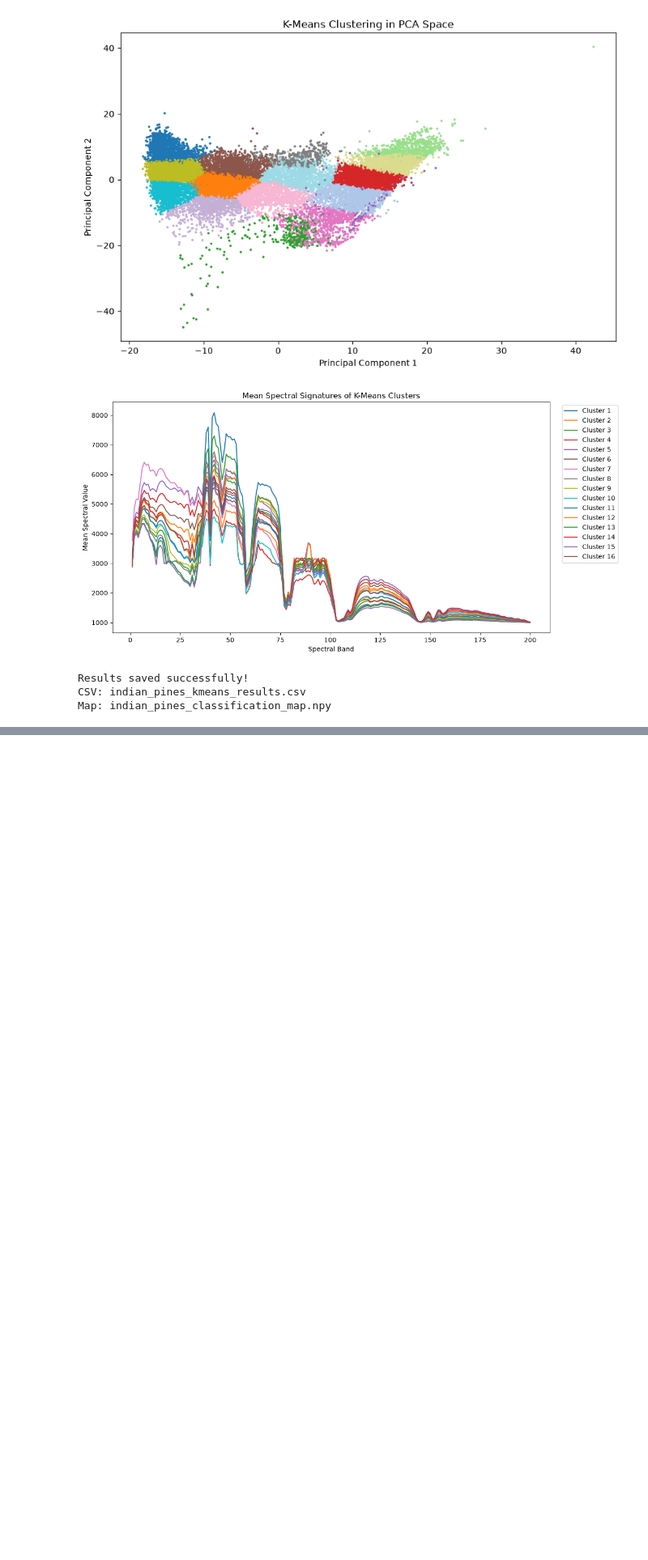
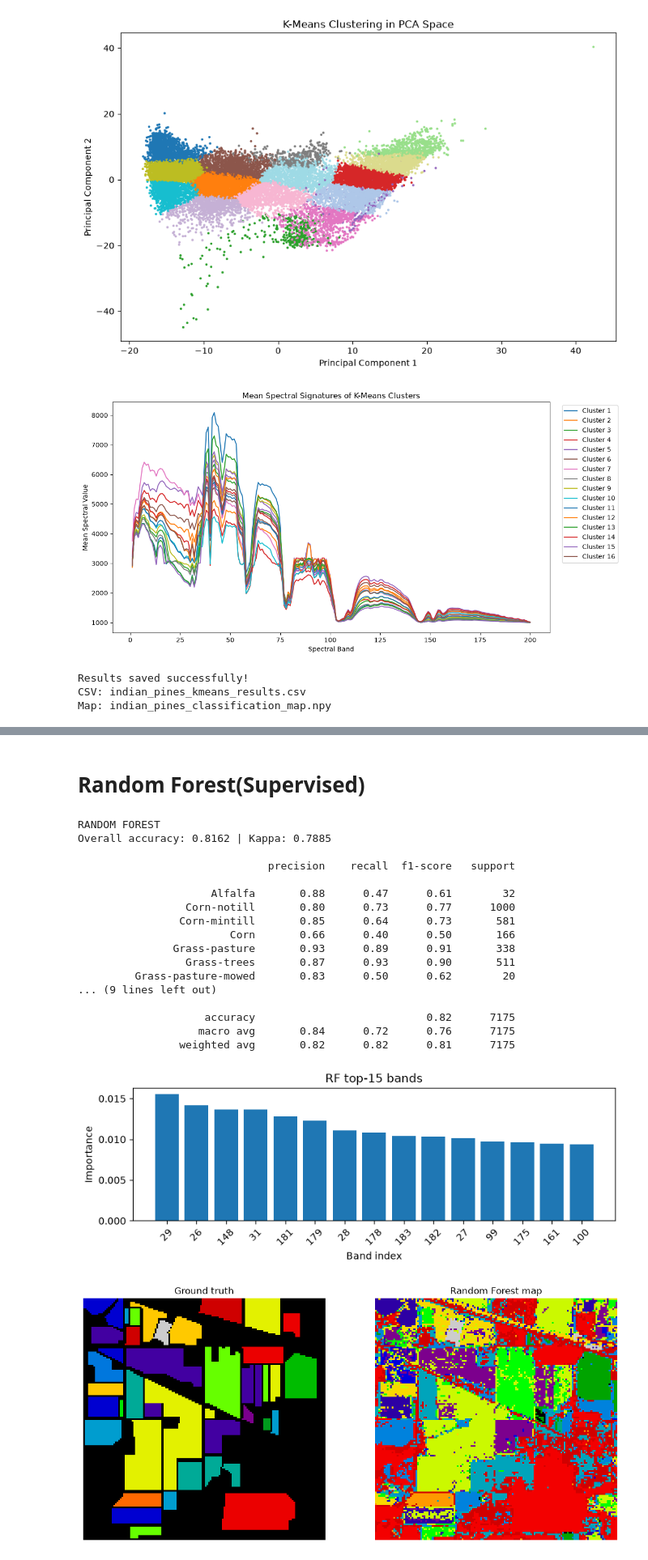
Before and after one commit to MrittikaDutta/Term_paperRS, a Jupyter notebook: Debu/Notebook.ipynb, the cells around one changed output, grey strips where cells are left out. Shown at 81% size. Saved outputs shown, nothing was run; the diff lists cells and outputs as text; code cells hidden in the pictures; blank space fills up the shorter version.

```diff
--- a/Debu/Notebook.ipynb
+++ b/Debu/Notebook.ipynb
@@ -155,0 +322,39 @@ Map: indian_pines_classification_map.npy
+# %% [markdown]
+# Random Forest(Supervised)
+# %%
+from sklearn.ensemble import RandomForestClassifier
+
+rf = RandomForestClassifier(n_estimators=300, max_features="sqrt",
+                            n_jobs=-1, random_state=42)
+rf.fit(X_train, y_train)                       # no scaling needed for trees
+
+pred_rf = evaluate(rf, X_test, "RANDOM FOREST")
+
+# top 15 most important spectral bands
+imp = rf.feature_importances_
+top = np.argsort(imp)[::-1][:15]
+plt.figure(figsize=(8, 3)); plt.bar(range(15), imp[top])
+plt.xticks(range(15), top, rotation=45); plt.xlabel("Band index"); plt.ylabel("Importance")
+plt.title("RF top-15 bands"); plt.tight_layout(); plt.show()
+
+show_map(rf, use_scaler=False, title="Random Forest map")
+# %% [output]
+RANDOM FOREST
+Overall accuracy: 0.8162 | Kappa: 0.7885
+
+                              precision    recall  f1-score   support
+
+                     Alfalfa       0.88      0.47      0.61        32
+                 Corn-notill       0.80      0.73      0.77      1000
+                Corn-mintill       0.85      0.64      0.73       581
+                        Corn       0.66      0.40      0.50       166
+               Grass-pasture       0.93      0.89      0.91       338
+                 Grass-trees       0.87      0.93      0.90       511
+         Grass-pasture-mowed       0.83      0.50      0.62        20
+... (9 lines left out)
+
+                    accuracy                           0.82      7175
+                   macro avg       0.84      0.72      0.76      7175
+                weighted avg       0.82      0.82      0.81      7175
+[figure, added]
+[figure, added]
```
Also changed, not shown: parts of 9 cells of this notebook.
